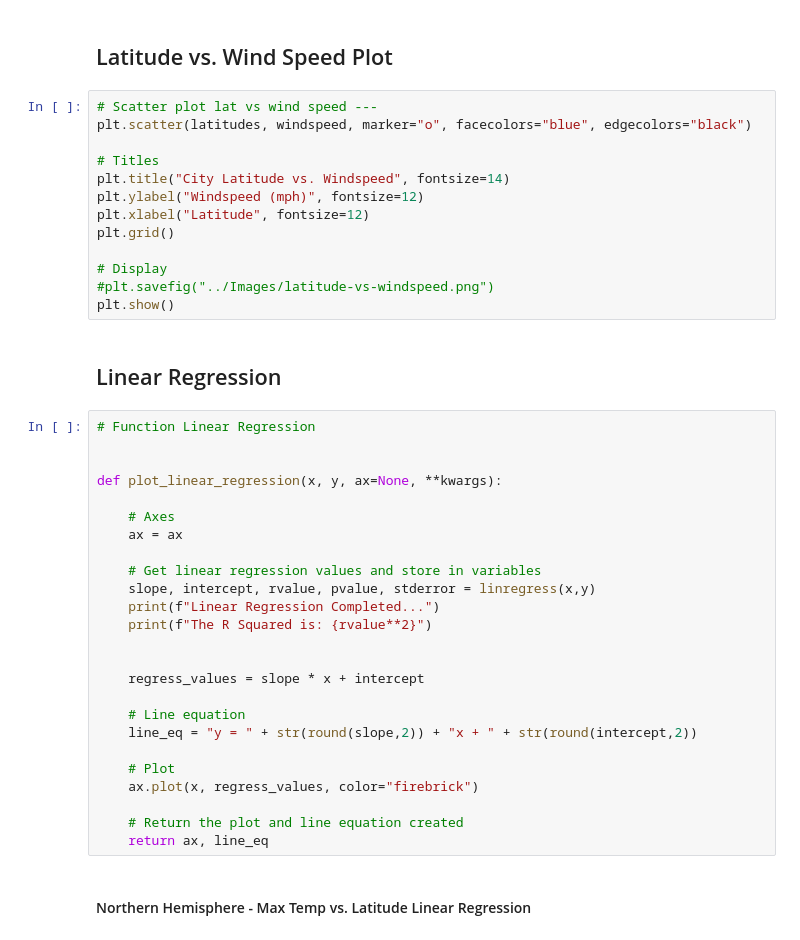
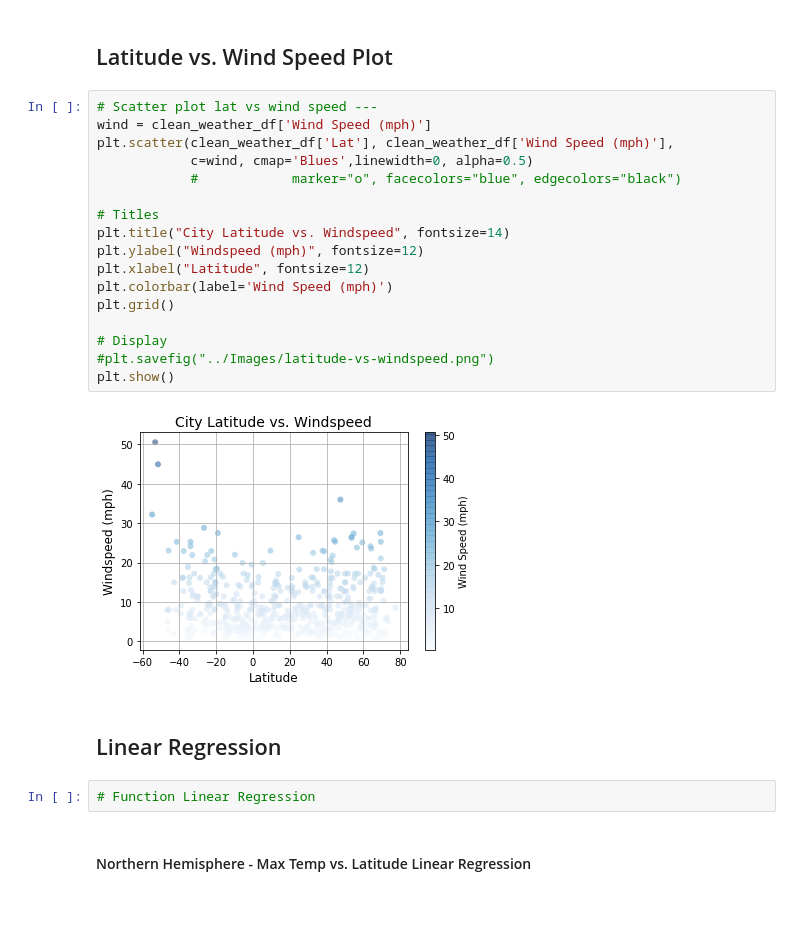
Before and after one commit to LF-Ruiz/Python_APIs_Homework, a Jupyter notebook: Python_API_Solved/WeatherPy_homework_solved.ipynb, the cells around one changed output. Cells and saved outputs as stored; diff of their text form; blank space fills up the shorter version.

```diff
--- a/Python_API_Solved/WeatherPy_homework_solved.ipynb
+++ b/Python_API_Solved/WeatherPy_homework_solved.ipynb
@@ -280,43 +345,26 @@ plt.show()
 ## Latitude vs. Wind Speed Plot
 # %%
 # Scatter plot lat vs wind speed ---
-plt.scatter(latitudes, windspeed, marker="o", facecolors="blue", edgecolors="black")
+wind = clean_weather_df['Wind Speed (mph)']
+plt.scatter(clean_weather_df['Lat'], clean_weather_df['Wind Speed (mph)'],
+            c=wind, cmap='Blues',linewidth=0, alpha=0.5)
+            #            marker="o", facecolors="blue", edgecolors="black")
 
 # Titles
 plt.title("City Latitude vs. Windspeed", fontsize=14)
 plt.ylabel("Windspeed (mph)", fontsize=12)
 plt.xlabel("Latitude", fontsize=12)
+plt.colorbar(label='Wind Speed (mph)')
 plt.grid()
 
 # Display
 #plt.savefig("../Images/latitude-vs-windspeed.png")
 plt.show()
+# %% [output]
+[figure, added]
 # %% [markdown]
 ## Linear Regression
-# %%
-# Function Linear Regression
-
-
-def plot_linear_regression(x, y, ax=None, **kwargs):
-
-    # Axes
-    ax = ax
-
-    # Get linear regression values and store in variables
-    slope, intercept, rvalue, pvalue, stderror = linregress(x,y)
-    print(f"Linear Regression Completed...")
-    print(f"The R Squared is: {rvalue**2}")
-
-
-    regress_values = slope * x + intercept
-
-    # Line equation
-    line_eq = "y = " + str(round(slope,2)) + "x + " + str(round(intercept,2))
-
-    # Plot
-    ax.plot(x, regress_values, color="firebrick")
-
-    # Return the plot and line equation created
-    return ax, line_eq
+# %%
+# Function Linear Regression
 # %% [markdown]
 ####  Northern Hemisphere - Max Temp vs. Latitude Linear Regression
```
Also changed, not shown: parts of 20 cells of this notebook, 7 other files.
